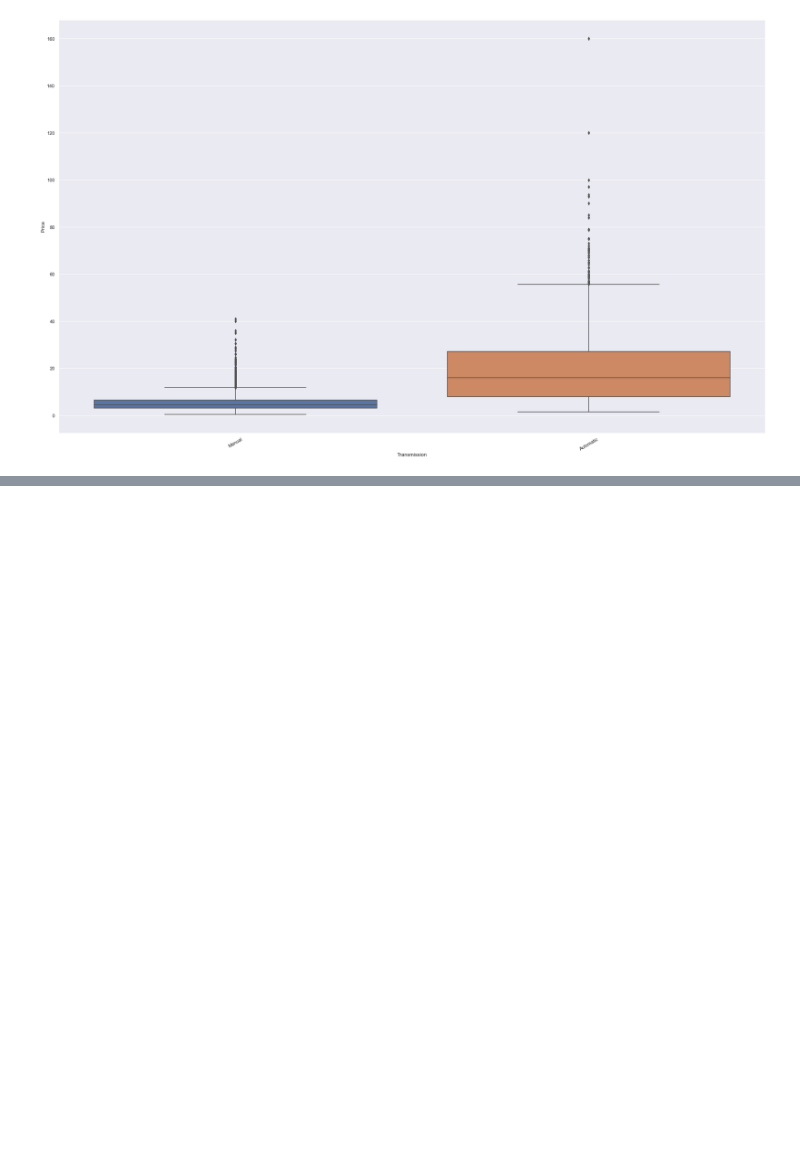
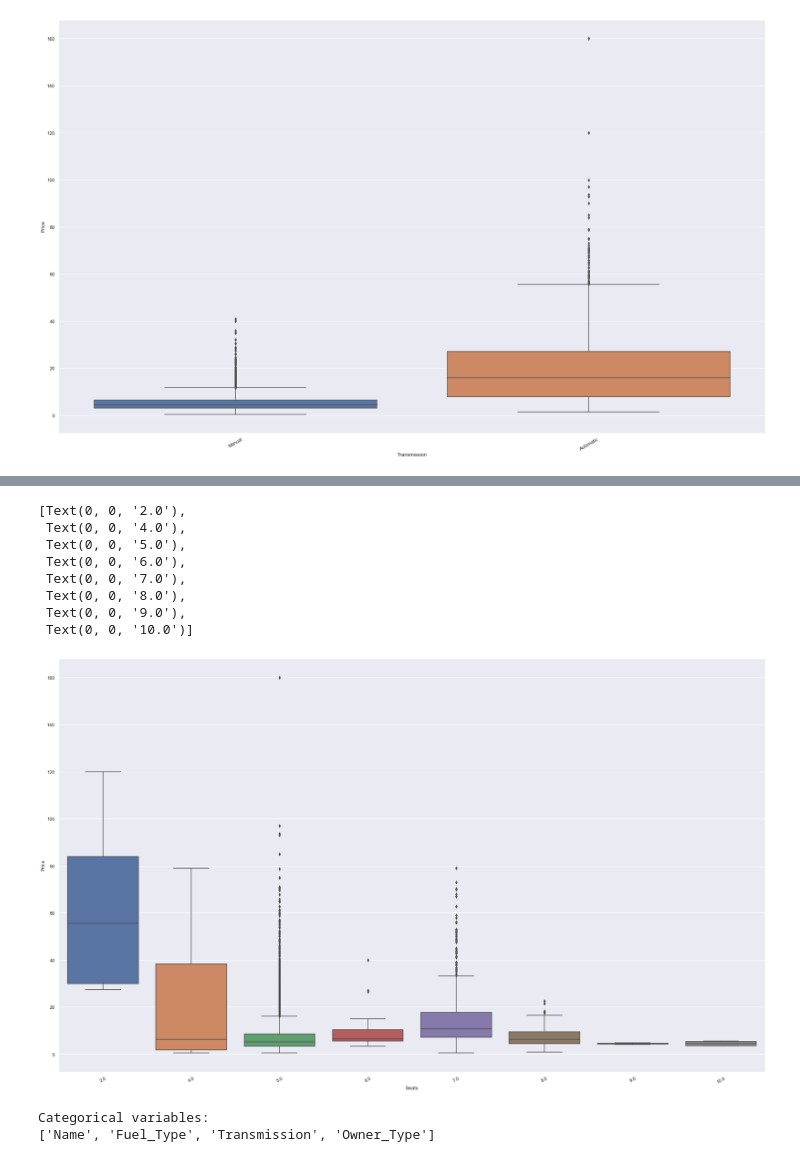
Before and after one commit to KyLarson-Research/Cars4U, a Jupyter notebook: Cars4U.ipynb, the cells around one changed output, grey strips where cells are left out. Cells and saved outputs as stored; diff of their text form; code cells hidden in the pictures; blank space fills up the shorter version.

```diff
--- a/Cars4U.ipynb
+++ b/Cars4U.ipynb
@@ -220,0 +265,16 @@ ax.set_xticklabels(ax.get_xticklabels(),rotation=30)
+# %%
+#Seats vs Price
+ax = sns.boxplot(x="Seats",
+            y="Price",
+            data=copy_used_cars_data)
+ax.set_xticklabels(ax.get_xticklabels(),rotation=30)
+# %% [output]
+[Text(0, 0, '2.0'),
+ Text(0, 0, '4.0'),
+ Text(0, 0, '5.0'),
+ Text(0, 0, '6.0'),
+ Text(0, 0, '7.0'),
+ Text(0, 0, '8.0'),
+ Text(0, 0, '9.0'),
+ Text(0, 0, '10.0')]
+[figure, added]
@@ -220,0 +286,11 @@ ax.set_xticklabels(ax.get_xticklabels(),rotation=30)
+# %%
+# Get list of categorical variables
+#https://www.kaggle.com/alexisbcook/categorical-variables
+s = (X_train.dtypes == 'object')
+object_cols = list(s[s].index)
+
+print("Categorical variables:")
+print(object_cols)
+# %% [output]
+Categorical variables:
+['Name', 'Fuel_Type', 'Transmission', 'Owner_Type']
```
Also changed, not shown: parts of 14 cells of this notebook.
